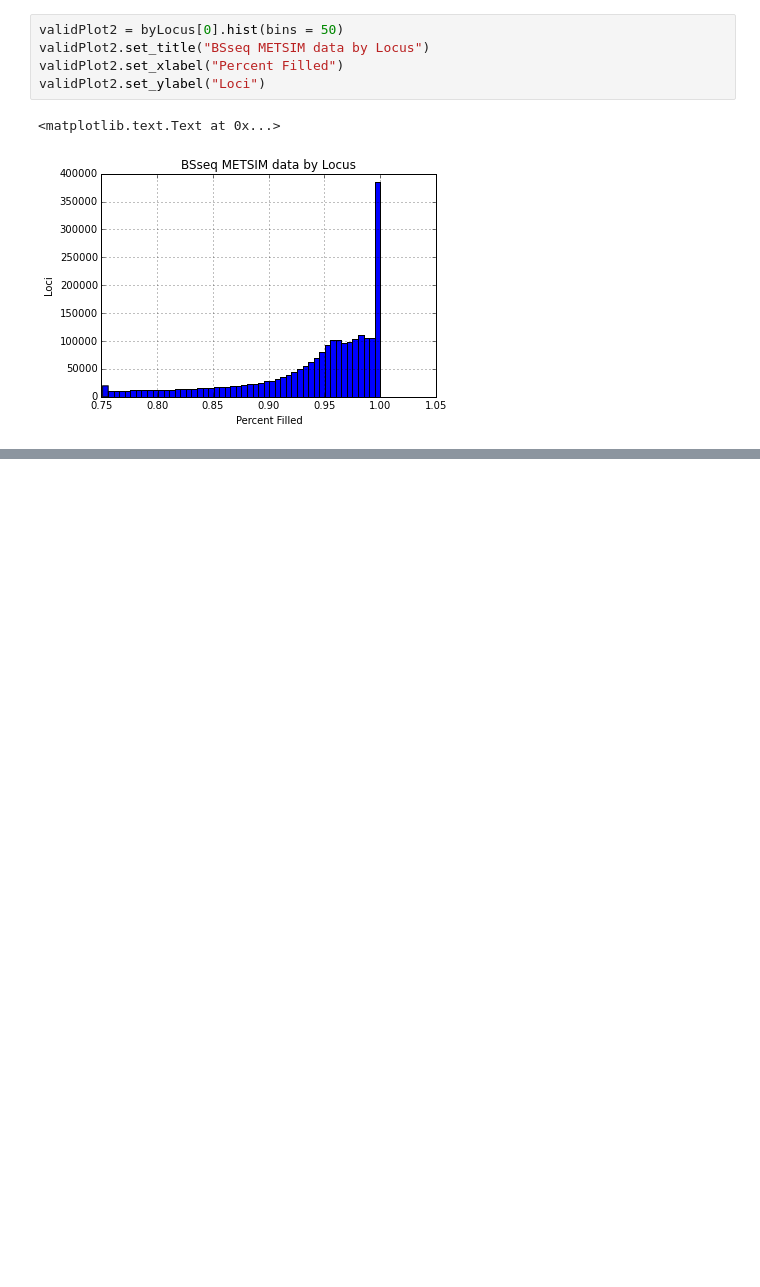
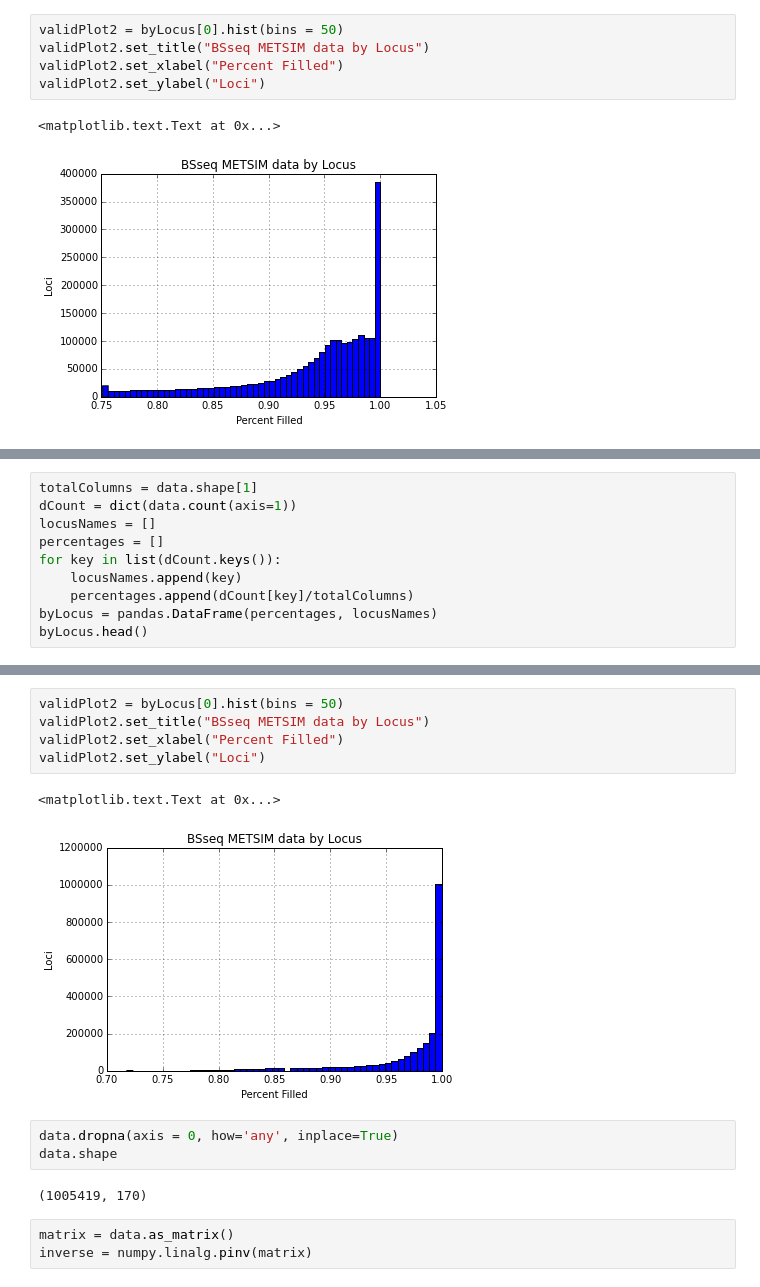
Before and after one commit to michael-weinstein/BattleStar, a Jupyter notebook: FillingPercentages.ipynb, the cells around one changed output, grey strips where cells are left out. Drawn from its saved outputs; the diff is of its cells as text; blank space fills up the shorter version.

```diff
--- a/FillingPercentages.ipynb
+++ b/FillingPercentages.ipynb
@@ -72,0 +109,10 @@ validPlot2.set_ylabel("Loci")
+# %%
+totalColumns = data.shape[1]
+dCount = dict(data.count(axis=1))
+locusNames = []
+percentages = []
+for key in list(dCount.keys()):
+    locusNames.append(key)
+    percentages.append(dCount[key]/totalColumns)
+byLocus = pandas.DataFrame(percentages, locusNames)
+byLocus.head()
@@ -72,0 +126,16 @@ validPlot2.set_ylabel("Loci")
+# %%
+validPlot2 = byLocus[0].hist(bins = 50)
+validPlot2.set_title("BSseq METSIM data by Locus")
+validPlot2.set_xlabel("Percent Filled")
+validPlot2.set_ylabel("Loci")
+# %% [output]
+<matplotlib.text.Text at 0x...>
+[figure, added]
+# %%
+data.dropna(axis = 0, how='any', inplace=True)
+data.shape
+# %% [output]
+(1005419, 170)
+# %%
+matrix = data.as_matrix()
+inverse = numpy.linalg.pinv(matrix)
```
Also changed, not shown: parts of 9 cells of this notebook.
